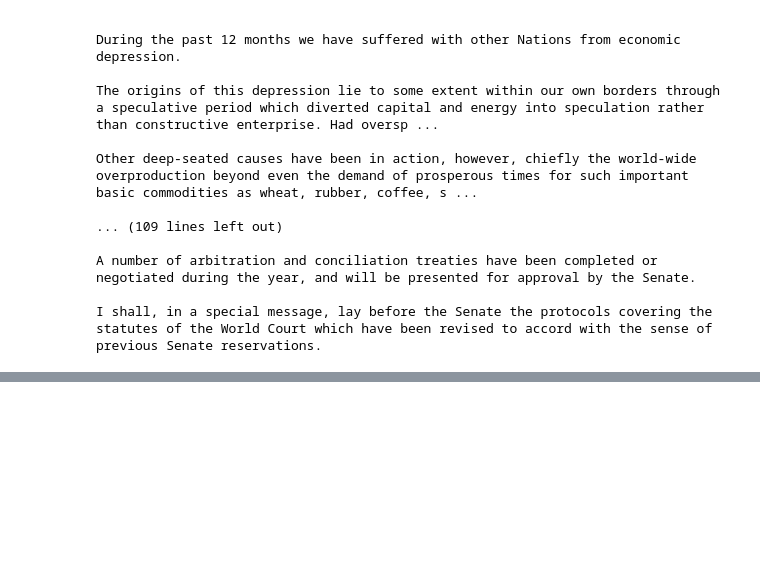
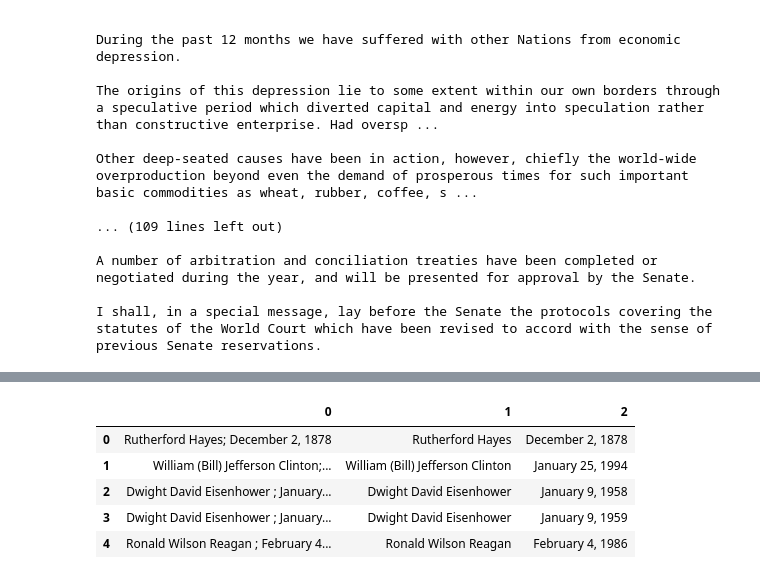
Before and after one commit to rtlee9/state-of-the-union, a Jupyter notebook: parse_speeches.ipynb, the cells around one changed output, grey strips where cells are left out. Cells and saved outputs as stored; diff of their text form; code cells hidden in the pictures; blank space fills up the shorter version.

```diff
--- a/parse_speeches.ipynb
+++ b/parse_speeches.ipynb
@@ -222,0 +261,10 @@ I shall, in a special message, lay before the Senate the protocols covering the
+# %%
+y = pd.DataFrame([d] + [d.split(';')[0]] + [d.split(';')[1]] for d in dt])
+y.head()
+# %% [output]
+|  | 0 | 1 | 2 |
+| 0 | Rutherford Hayes; December 2, 1878 | Rutherford Hayes | December 2, 1878 |
+| 1 | William (Bill) Jefferson Clinton;... | William (Bill) Jefferson Clinton | January 25, 1994 |
+| 2 | Dwight David Eisenhower ; January... | Dwight David Eisenhower | January 9, 1958 |
+| 3 | Dwight David Eisenhower ; January... | Dwight David Eisenhower | January 9, 1959 |
+| 4 | Ronald Wilson Reagan ; February 4... | Ronald Wilson Reagan | February 4, 1986 |
```
Also changed, not shown: parts of 30 cells of this notebook, 1 other file.
